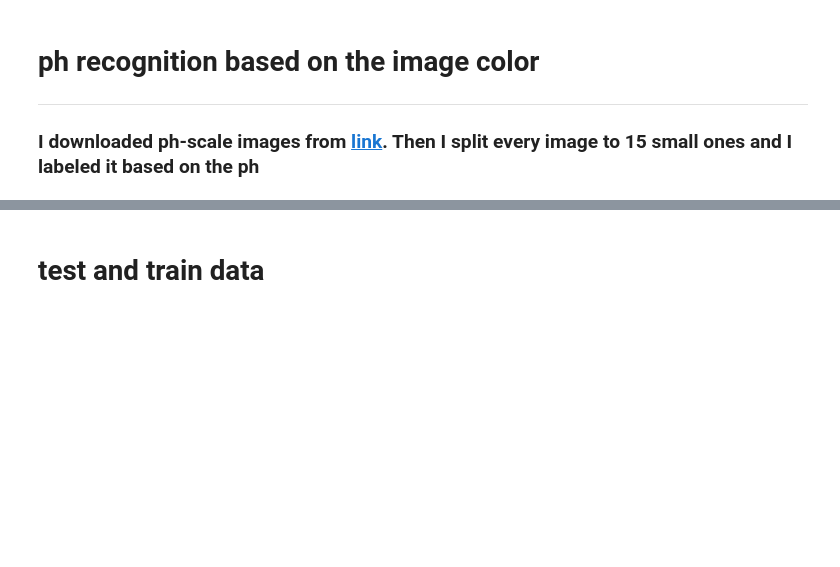
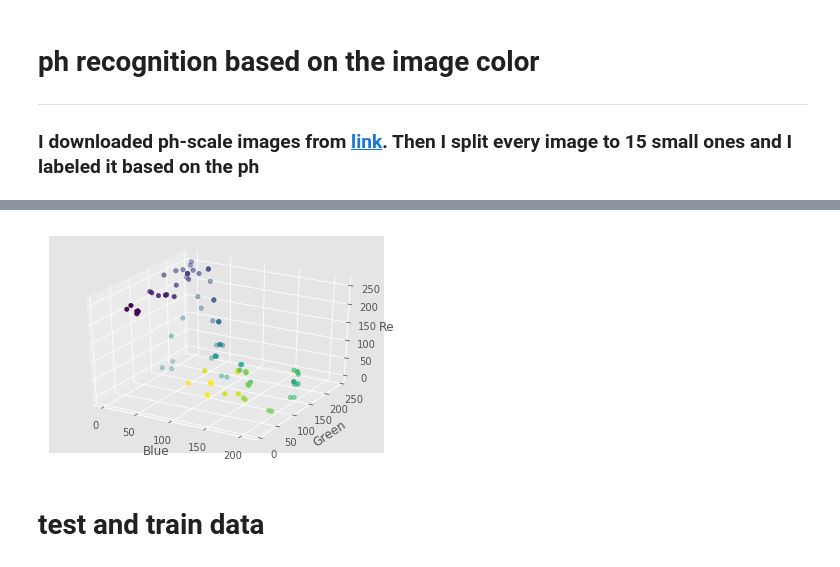
Before and after one commit to robertjankowski/ph-recognition, a Jupyter notebook: process_data.ipynb, the cells around one changed output, grey strips where cells are left out. Saved outputs shown, nothing was run; the diff lists cells and outputs as text; code cells hidden in the pictures; blank space fills up the shorter version.

```diff
--- a/process_data.ipynb
+++ b/process_data.ipynb
@@ -43,3 +72,18 @@ print(y)
+# %%
+from mpl_toolkits.mplot3d import Axes3D
+
+fig = plt.figure()
+ax = fig.add_subplot(111, projection='3d')
+
+ax.scatter(df.blue, df.green, df.red, c=df.label)
+ax.set_xlabel('Blue')
+ax.set_ylabel('Green')
+ax.set_zlabel('Red')
+
+plt.show()
+fig.savefig('plot3d_v1.png')
+# %% [output]
+[figure, added]
 # %% [markdown]
 # test and train data
 # %%
```
Also changed, not shown: parts of 8 cells of this notebook.
